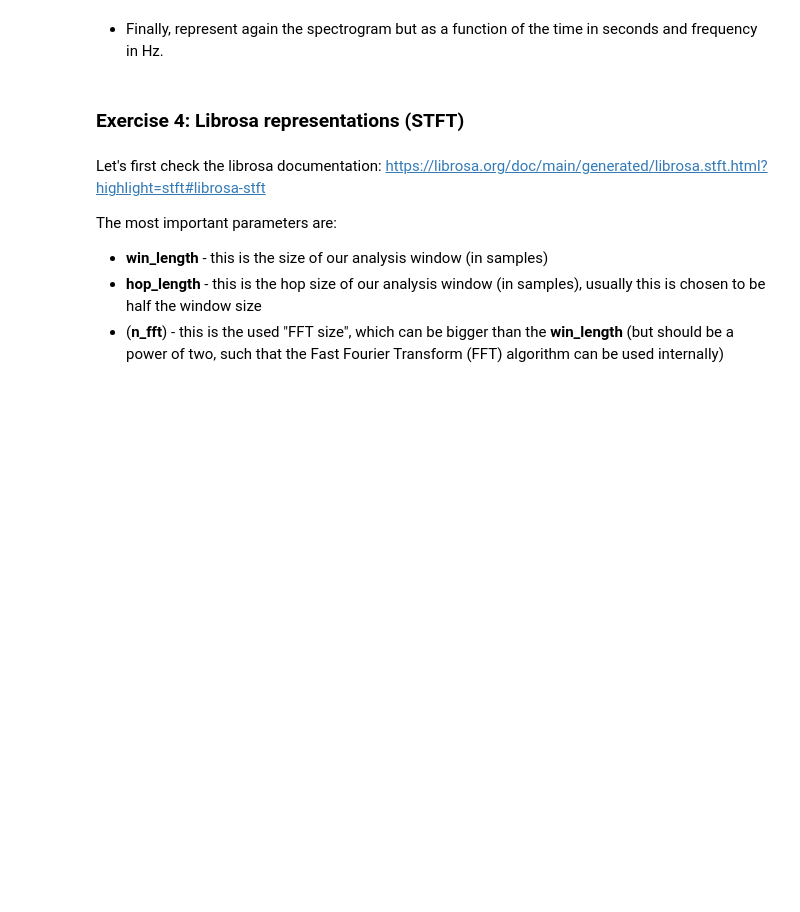
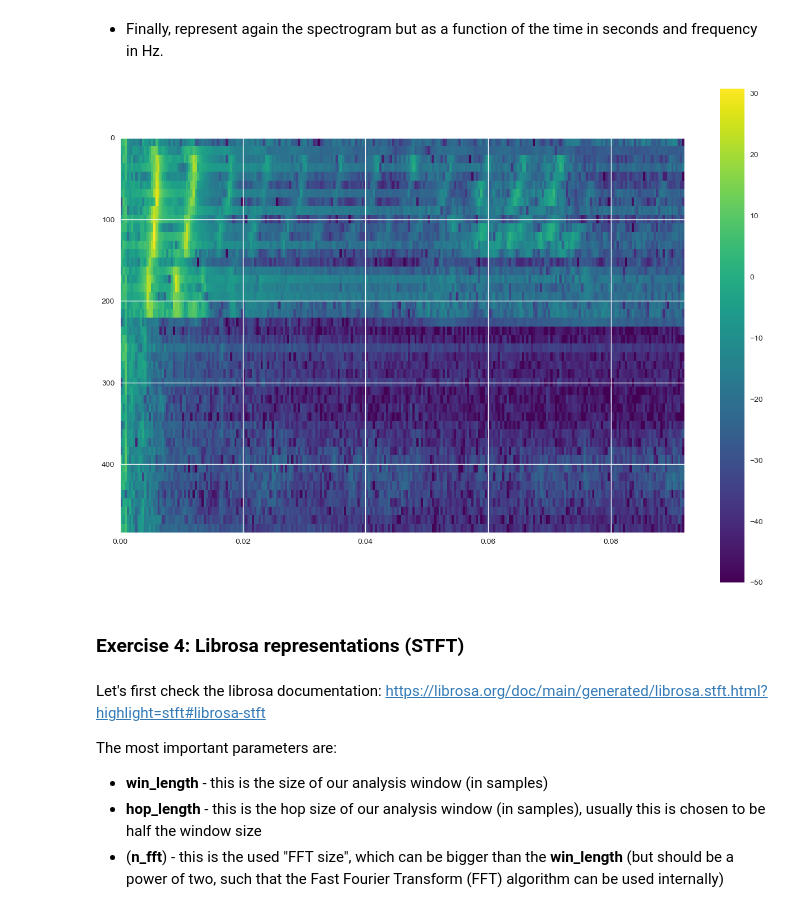
Before and after one commit to Carmenfranci/Selected, a Jupyter notebook: Lab_1_students.ipynb, the cells around one changed output. Cells and saved outputs as stored; diff of their text form; code cells hidden in the pictures; blank space fills up the shorter version.

```diff
--- a/Lab_1_students.ipynb
+++ b/Lab_1_students.ipynb
@@ -631,3 +659,23 @@ Note: User parameters ratio=0.7 and  cmin=-50
+# %%
+
+N = len(dft_frames)  # Number of samples in the DFT frames
+
+# Calculate time and frequency bins
+time = np.arange(N) / fs  # Time in seconds (based on the sampling rate)
+frequencies = np.fft.fftfreq(N, 1/fs)[:N//2]  # Frequency bins for the positive frequencies
+
+# Calculate the log power spectrogram
+log_power_spectrogram = 10 * np.log10(np.abs(dft_frames[:N//2])**2)  # Log power spectrogram calculation
+
+# Define the limits for time and frequency (used for plotting range)
+xmin, xmax = time[0], time[-1]  # Time limits (from first to last time sample)
+ymin, ymax = frequencies[0], frequencies[-1]  # Frequency limits (from lowest to highest frequency)
+
+# Display the log power spectrogram using show_specgram function
+ax = show_specgram(log_power_spectrogram, ratio=0.7, limits=[xmin, xmax, ymin, ymax], cmin=-50)
+plt.show()
+# %% [output]
+[figure, added]
 # %% [markdown]
 ### **Exercise 4**: Librosa representations (STFT)
 # %% [markdown]
```
Also changed, not shown: parts of 12 cells of this notebook.
